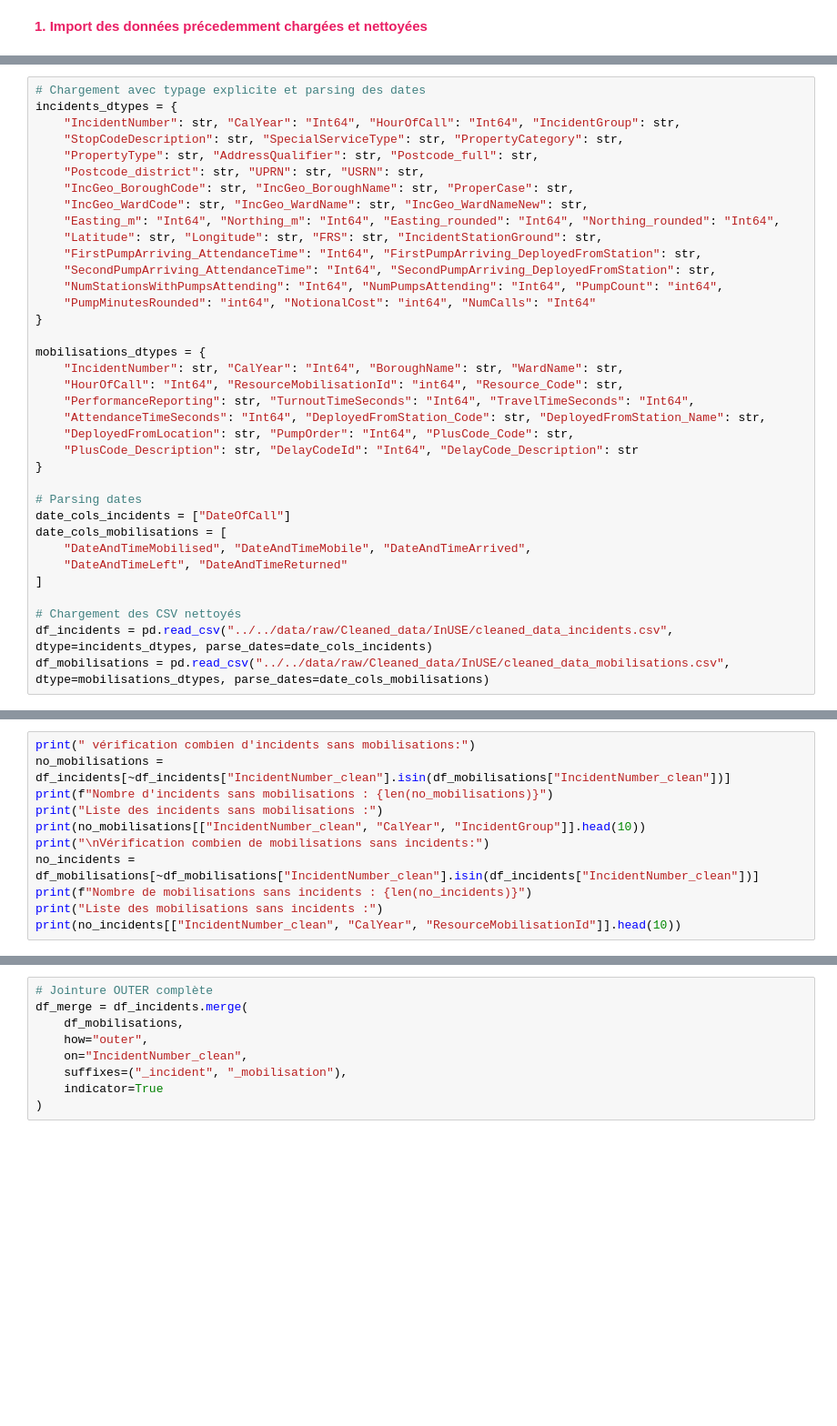
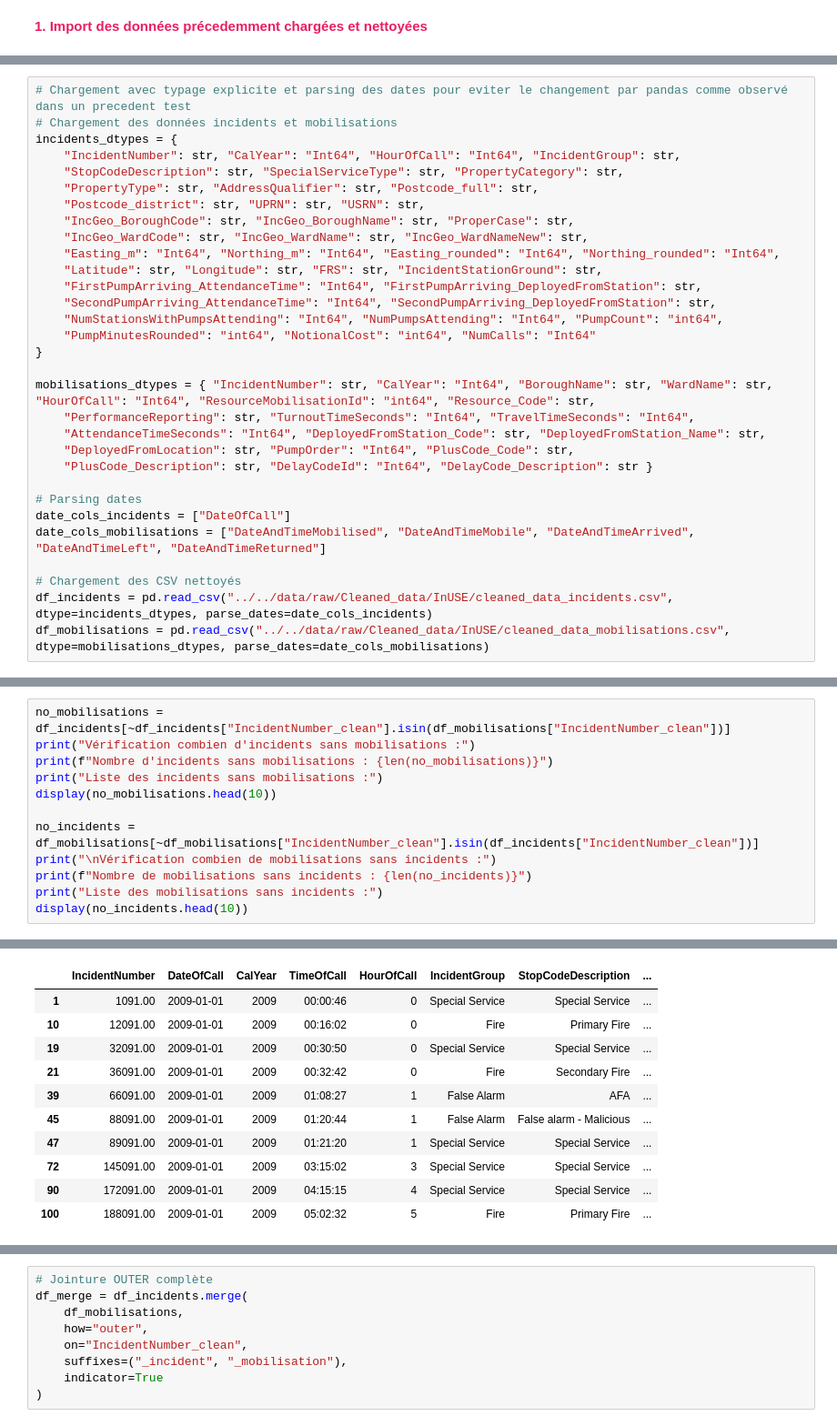
Before and after one commit to Massilia23/london-fire-response, a Jupyter notebook: notebooks/Ingestion/InnerJoin_done.ipynb, the cells around one changed output, grey strips where cells are left out. Shown: that part at 91% size. Saved outputs shown, nothing was run; the diff lists cells and outputs as text; blank space fills up the shorter version.

```diff
--- a/notebooks/Ingestion/InnerJoin_done.ipynb
+++ b/notebooks/Ingestion/InnerJoin_done.ipynb
@@ -11,7 +11,8 @@ import warnings
 # Supprimer les warnings pour une meilleure lisibilité
 warnings.filterwarnings("ignore")
 # %%
-# Chargement avec typage explicite et parsing des dates
+# Chargement avec typage explicite et parsing des dates pour eviter le changement par pandas comme observé dans un precedent test
+# Chargement des données incidents et mobilisations
 incidents_dtypes = {
     "IncidentNumber": str, "CalYear": "Int64", "HourOfCall": "Int64", "IncidentGroup": str,
     "StopCodeDescription": str, "SpecialServiceType": str, "PropertyCategory": str,
@@ -27,21 +28,15 @@ incidents_dtypes = {
     "PumpMinutesRounded": "int64", "NotionalCost": "int64", "NumCalls": "Int64"
 }
 
-mobilisations_dtypes = {
-    "IncidentNumber": str, "CalYear": "Int64", "BoroughName": str, "WardName": str,
-    "HourOfCall": "Int64", "ResourceMobilisationId": "int64", "Resource_Code": str,
+mobilisations_dtypes = { "IncidentNumber": str, "CalYear": "Int64", "BoroughName": str, "WardName": str, "HourOfCall": "Int64", "ResourceMobilisationId": "int64", "Resource_Code": str,
     "PerformanceReporting": str, "TurnoutTimeSeconds": "Int64", "TravelTimeSeconds": "Int64",
     "AttendanceTimeSeconds": "Int64", "DeployedFromStation_Code": str, "DeployedFromStation_Name": str,
     "DeployedFromLocation": str, "PumpOrder": "Int64", "PlusCode_Code": str,
-    "PlusCode_Description": str, "DelayCodeId": "Int64", "DelayCode_Description": str
-}
+    "PlusCode_Description": str, "DelayCodeId": "Int64", "DelayCode_Description": str }
 
 # Parsing dates
 date_cols_incidents = ["DateOfCall"]
-date_cols_mobilisations = [
-    "DateAndTimeMobilised", "DateAndTimeMobile", "DateAndTimeArrived",
-    "DateAndTimeLeft", "DateAndTimeReturned"
-]
+date_cols_mobilisations = ["DateAndTimeMobilised", "DateAndTimeMobile", "DateAndTimeArrived", "DateAndTimeLeft", "DateAndTimeReturned"]
 
 # Chargement des CSV nettoyés
 df_incidents = pd.read_csv("../../data/raw/Cleaned_data/InUSE/cleaned_data_incidents.csv", dtype=incidents_dtypes, parse_dates=date_cols_incidents)
@@ -223,12 +469,13 @@ Colonne DelayCode_Description - 10 valeurs uniques
 # %%
-print(" vérification combien d'incidents sans mobilisations:")
 no_mobilisations = df_incidents[~df_incidents["IncidentNumber_clean"].isin(df_mobilisations["IncidentNumber_clean"])]
+print("Vérification combien d'incidents sans mobilisations :")
 print(f"Nombre d'incidents sans mobilisations : {len(no_mobilisations)}")
 print("Liste des incidents sans mobilisations :")
-print(no_mobilisations[["IncidentNumber_clean", "CalYear", "IncidentGroup"]].head(10))
-print("\nVérification combien de mobilisations sans incidents:")
+display(no_mobilisations.head(10))
+
 no_incidents = df_mobilisations[~df_mobilisations["IncidentNumber_clean"].isin(df_incidents["IncidentNumber_clean"])]
+print("\nVérification combien de mobilisations sans incidents :")
 print(f"Nombre de mobilisations sans incidents : {len(no_incidents)}")
 print("Liste des mobilisations sans incidents :")
-print(no_incidents[["IncidentNumber_clean", "CalYear", "ResourceMobilisationId"]].head(10))
+display(no_incidents.head(10))
 # %% [output]
@@ -235,0 +485,11 @@ print(no_incidents[["IncidentNumber_clean", "CalYear", "ResourceMobilisationId"]
+|  | IncidentNumber | DateOfCall | CalYear | TimeOfCall | HourOfCall | IncidentGroup | StopCodeDescription | ... |
+| 1 | 1091.00 | 2009-01-01 | 2009 | 00:00:46 | 0 | Special Service | Special Service | ... |
+| 10 | 12091.00 | 2009-01-01 | 2009 | 00:16:02 | 0 | Fire | Primary Fire | ... |
+| 19 | 32091.00 | 2009-01-01 | 2009 | 00:30:50 | 0 | Special Service | Special Service | ... |
+| 21 | 36091.00 | 2009-01-01 | 2009 | 00:32:42 | 0 | Fire | Secondary Fire | ... |
+| 39 | 66091.00 | 2009-01-01 | 2009 | 01:08:27 | 1 | False Alarm | AFA | ... |
+| 45 | 88091.00 | 2009-01-01 | 2009 | 01:20:44 | 1 | False Alarm | False alarm - Malicious | ... |
+| 47 | 89091.00 | 2009-01-01 | 2009 | 01:21:20 | 1 | Special Service | Special Service | ... |
+| 72 | 145091.00 | 2009-01-01 | 2009 | 03:15:02 | 3 | Special Service | Special Service | ... |
+| 90 | 172091.00 | 2009-01-01 | 2009 | 04:15:15 | 4 | Special Service | Special Service | ... |
+| 100 | 188091.00 | 2009-01-01 | 2009 | 05:02:32 | 5 | Fire | Primary Fire | ... |
```
Also changed, not shown: parts of 44 cells of this notebook, 10 other files.
